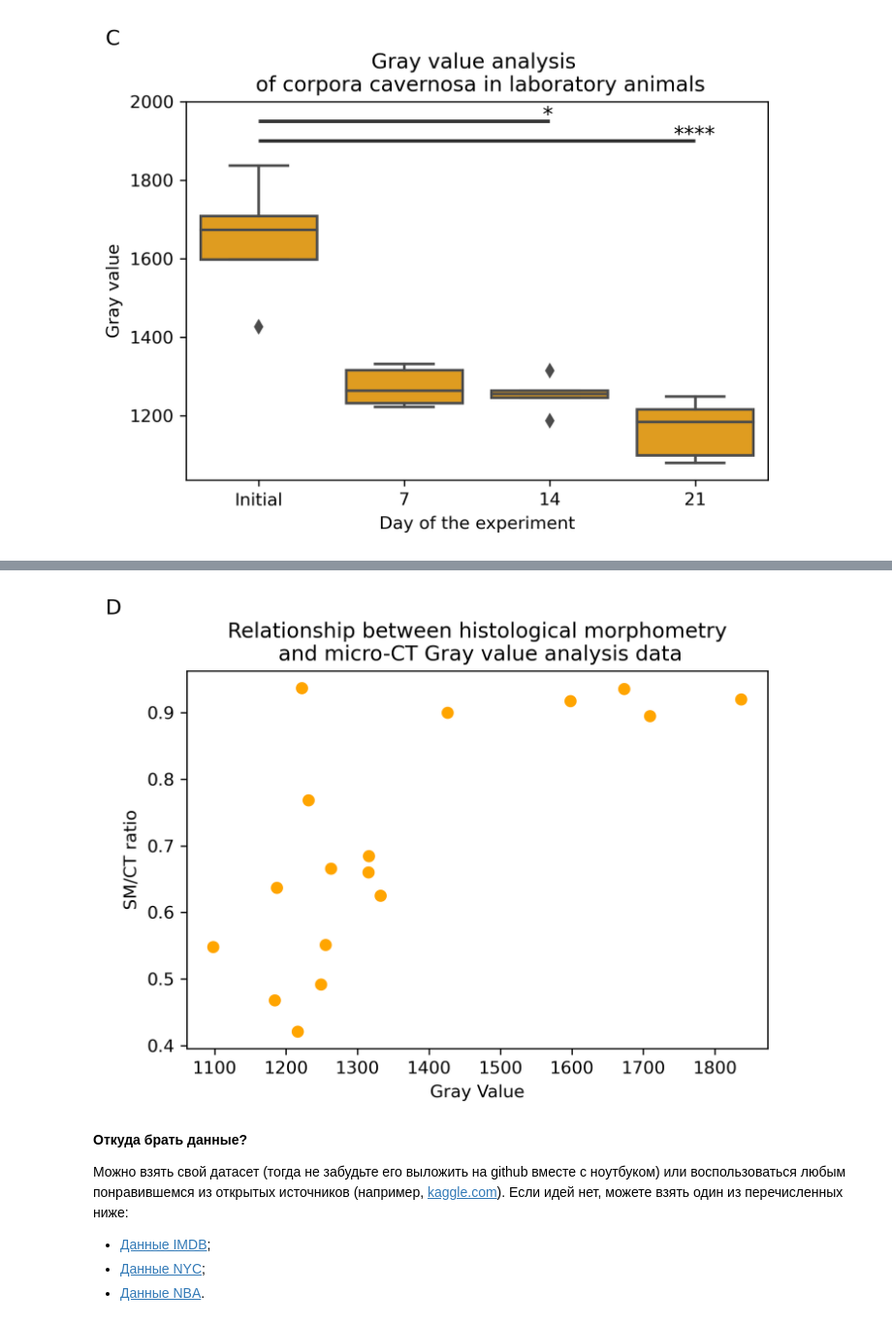
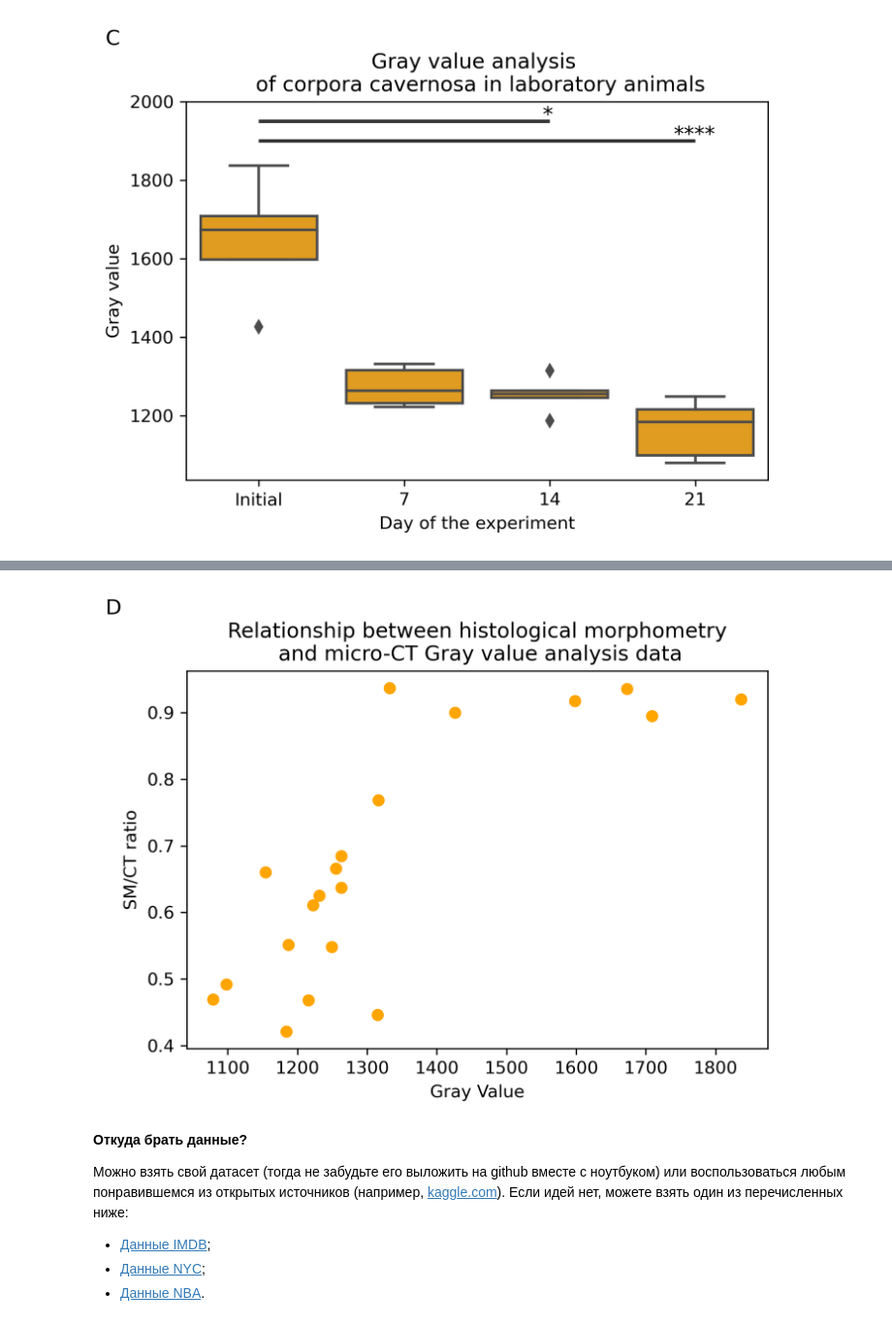
Before and after one commit to doompro1/NetologyPython, a Jupyter notebook: PYDA_homeworks-master/Визуализация данных/visualization.ipynb, the cells around one changed output, grey strips where cells are left out. Shown at 97% size. Saved outputs shown, nothing was run; the diff lists cells and outputs as text; code cells hidden in the pictures.

```diff
--- a/PYDA_homeworks-master/Визуализация данных/visualization.ipynb
+++ b/PYDA_homeworks-master/Визуализация данных/visualization.ipynb
@@ -222,17 +215,21 @@ cor3.head(23)
 # %%
+Correlation = pd.read_csv("Correlation.csv")
+### Чтение файла ###
+
+
 plt.figure(figsize=(6, 4), dpi=300)
 
-
-plt.scatter(x='Mean_Gray_Value', y='SMCT', data=cor3, color='orange')
+###  не забываемпереиминовывать столбцы из датафрейма в коде ###
+plt.scatter(x='Mean_Gray_Value', y='Ratio', data=Correlation, color='orange')
 
 plt.xlabel('Gray Value')
 plt.ylabel('SM/CT ratio')
 
 plt.title('D                                                                                                              \n Relationship between histological morphometry \n and micro-CT Gray value analysis data')
 
 plt.savefig('fo1.svg')
 # %% [output]
-[figure, old version]
+[figure, new version]
 # %% [markdown]
 **Откуда брать данные?**
 
```
Also changed, not shown: parts of 5 cells of this notebook, 12 other files.
